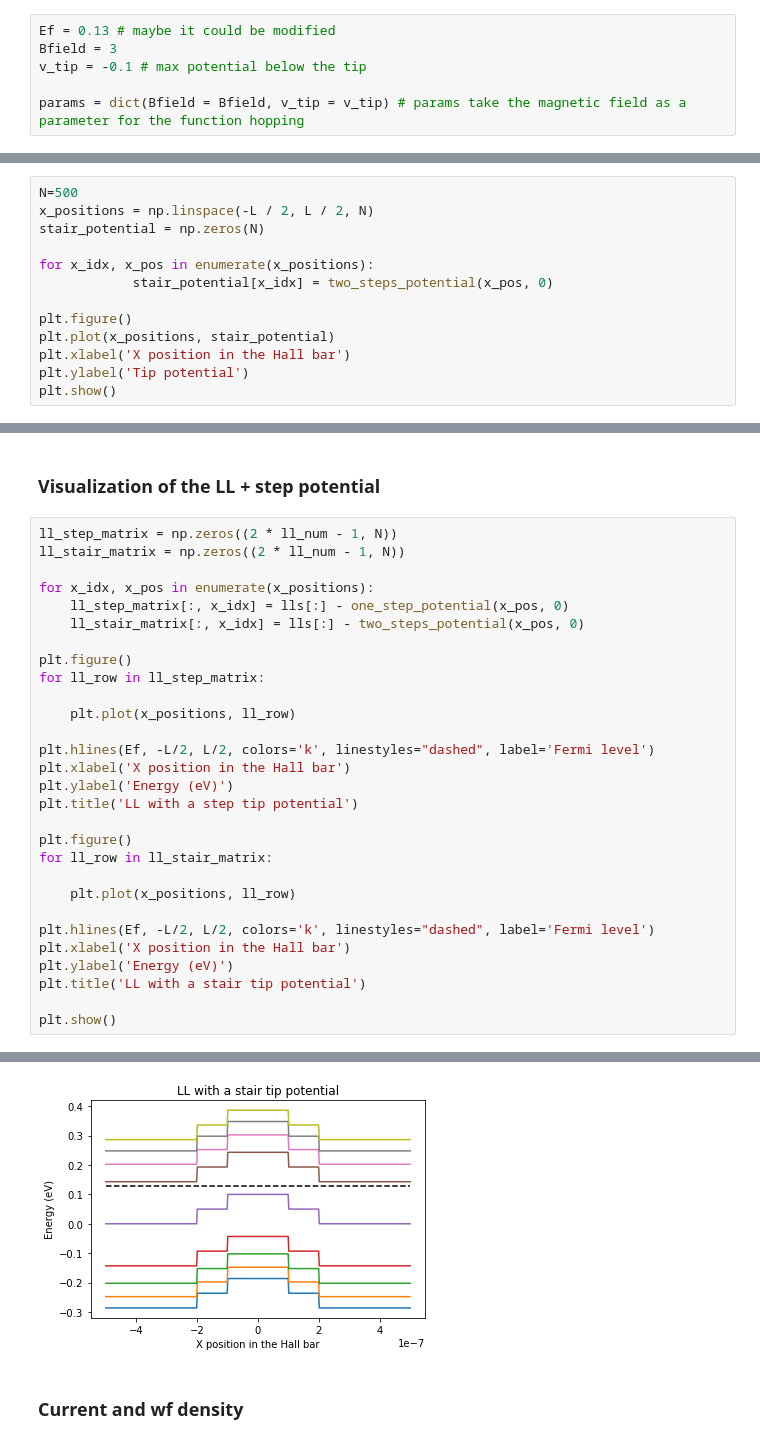
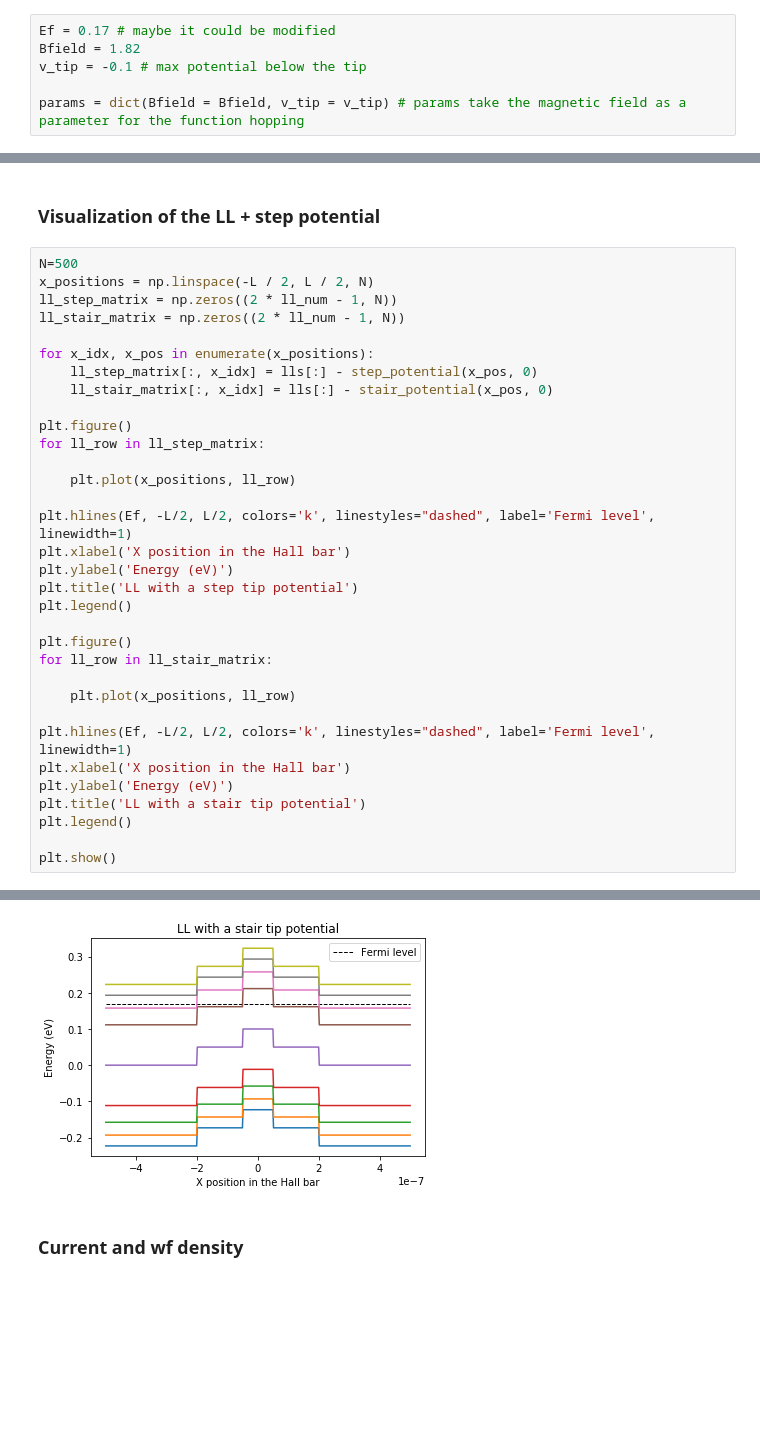
Before and after one commit to saviapicella/nanoelectronics-project, a Jupyter notebook: Graphene quantum Hall effect.ipynb, the cells around one changed output, grey strips where cells are left out. Drawn from its saved outputs; the diff is of its cells as text; blank space fills up the shorter version.

Commit message:
trying the stair potential and refactoring

```diff
--- a/Graphene quantum Hall effect.ipynb
+++ b/Graphene quantum Hall effect.ipynb
@@ -224,8 +223,8 @@ kwant.plot(sys, site_size = 1e-9)
 # %% [markdown]
 ## Electronic properties
 # %%
-Ef = 0.13 # maybe it could be modified
-Bfield = 3
+Ef = 0.17 # maybe it could be modified
+Bfield = 1.82
 v_tip = -0.1 # max potential below the tip
 
 params = dict(Bfield = Bfield, v_tip = v_tip) # params take the magnetic field as a parameter for the function hopping
@@ -282,13 +278,0 @@ Fermi Energy =0.13
-# %%
-N=500
-x_positions = np.linspace(-L / 2, L / 2, N)
-stair_potential = np.zeros(N)
-
-for x_idx, x_pos in enumerate(x_positions):
-            stair_potential[x_idx] = two_steps_potential(x_pos, 0)
-
-plt.figure()
-plt.plot(x_positions, stair_potential)
-plt.xlabel('X position in the Hall bar')
-plt.ylabel('Tip potential')
-plt.show()
@@ -297,32 +279,36 @@ plt.show()
 # %% [markdown]
 ### Visualization of the LL + step potential
 # %%
+N=500
+x_positions = np.linspace(-L / 2, L / 2, N)
 ll_step_matrix = np.zeros((2 * ll_num - 1, N))
 ll_stair_matrix = np.zeros((2 * ll_num - 1, N))
 
 for x_idx, x_pos in enumerate(x_positions):
-    ll_step_matrix[:, x_idx] = lls[:] - one_step_potential(x_pos, 0)
-    ll_stair_matrix[:, x_idx] = lls[:] - two_steps_potential(x_pos, 0)
+    ll_step_matrix[:, x_idx] = lls[:] - step_potential(x_pos, 0)
+    ll_stair_matrix[:, x_idx] = lls[:] - stair_potential(x_pos, 0)
 
 plt.figure()
 for ll_row in ll_step_matrix:
 
     plt.plot(x_positions, ll_row)
 
-plt.hlines(Ef, -L/2, L/2, colors='k', linestyles="dashed", label='Fermi level')
+plt.hlines(Ef, -L/2, L/2, colors='k', linestyles="dashed", label='Fermi level', linewidth=1)
 plt.xlabel('X position in the Hall bar')
 plt.ylabel('Energy (eV)')
 plt.title('LL with a step tip potential')
+plt.legend()
 
 plt.figure()
 for ll_row in ll_stair_matrix:
 
     plt.plot(x_positions, ll_row)
 
-plt.hlines(Ef, -L/2, L/2, colors='k', linestyles="dashed", label='Fermi level')
+plt.hlines(Ef, -L/2, L/2, colors='k', linestyles="dashed", label='Fermi level', linewidth=1)
 plt.xlabel('X position in the Hall bar')
 plt.ylabel('Energy (eV)')
 plt.title('LL with a stair tip potential')
+plt.legend()
 
 plt.show()
 # %% [output]
@@ -330,4 +316,4 @@ plt.show()
-[figure, old version]
+[figure, new version]
 # %% [markdown]
 ### Current and wf density
 # %% [markdown]
```
Also changed, not shown: parts of 17 cells of this notebook.
